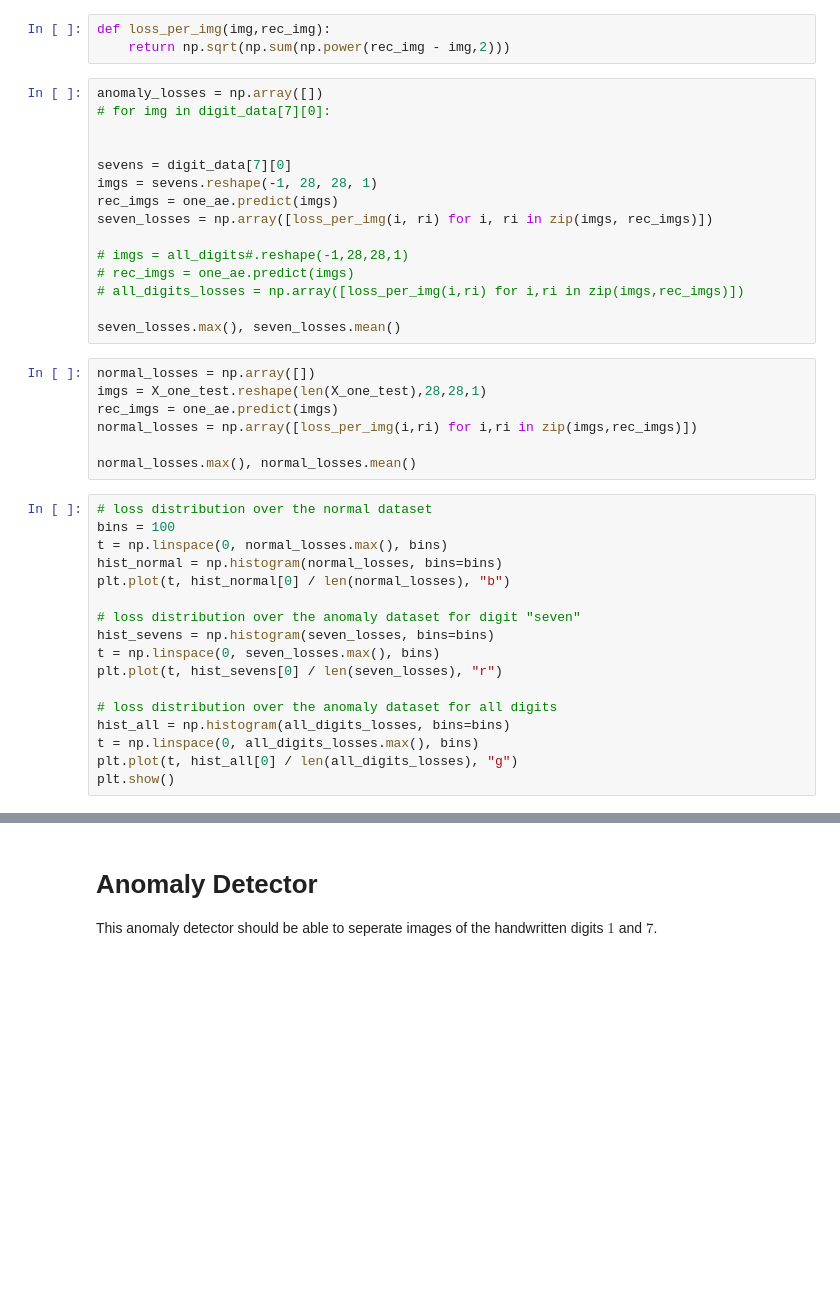
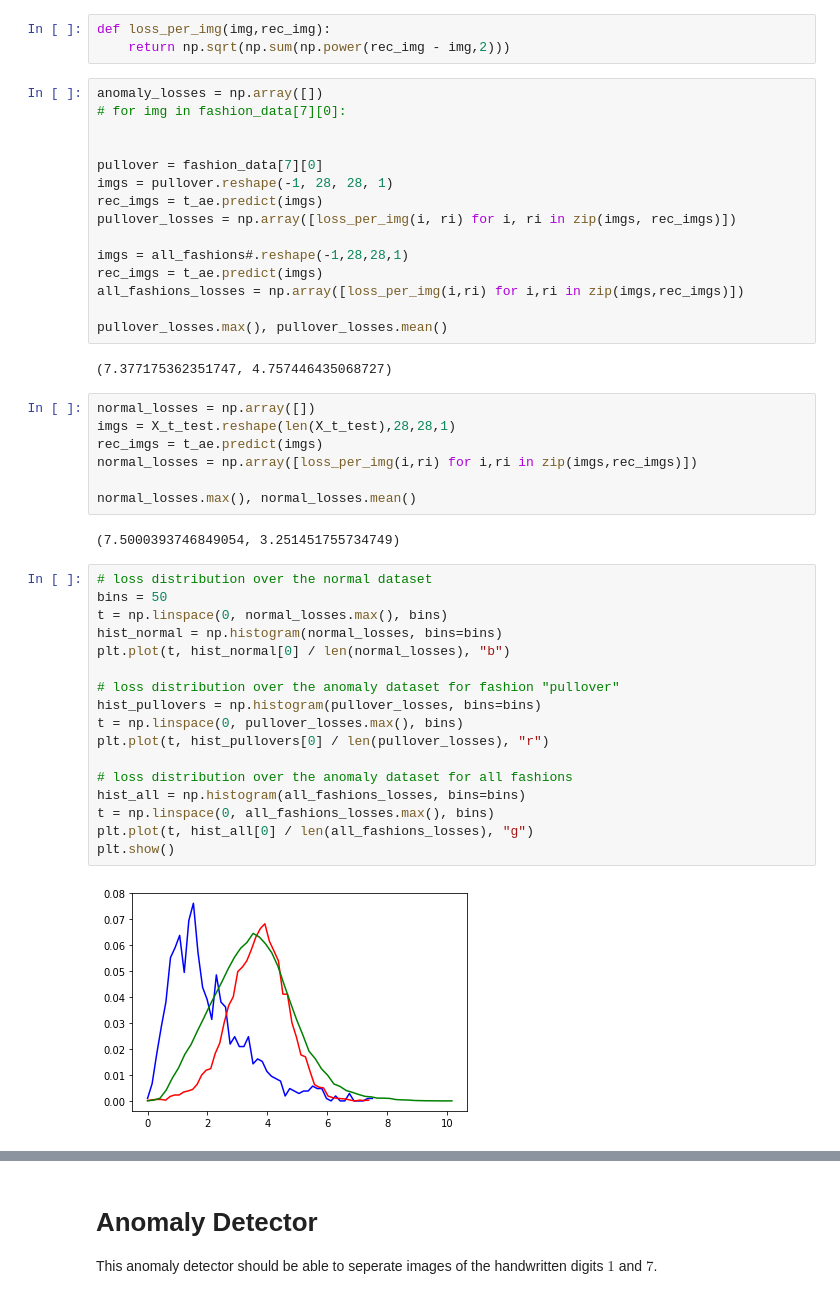
Before and after one commit to ChiShao/cnn-auto-encoder, a Jupyter notebook: conv-autoencoder-fashion.ipynb, the cells around one changed output, grey strips where cells are left out. Drawn from its saved outputs; the diff is of its cells as text; blank space fills up the shorter version.

```diff
--- a/conv-autoencoder-fashion.ipynb
+++ b/conv-autoencoder-fashion.ipynb
@@ -414,42 +450,48 @@ def loss_per_img(img,rec_img):
     return np.sqrt(np.sum(np.power(rec_img - img,2)))
 # %%
 anomaly_losses = np.array([])
-# for img in digit_data[7][0]:
+# for img in fashion_data[7][0]:
 
 
-sevens = digit_data[7][0]
-imgs = sevens.reshape(-1, 28, 28, 1)
-rec_imgs = one_ae.predict(imgs)
-seven_losses = np.array([loss_per_img(i, ri) for i, ri in zip(imgs, rec_imgs)])
+pullover = fashion_data[7][0]
+imgs = pullover.reshape(-1, 28, 28, 1)
+rec_imgs = t_ae.predict(imgs)
+pullover_losses = np.array([loss_per_img(i, ri) for i, ri in zip(imgs, rec_imgs)])
 
-# imgs = all_digits#.reshape(-1,28,28,1)
-# rec_imgs = one_ae.predict(imgs)
-# all_digits_losses = np.array([loss_per_img(i,ri) for i,ri in zip(imgs,rec_imgs)])
+imgs = all_fashions#.reshape(-1,28,28,1)
+rec_imgs = t_ae.predict(imgs)
+all_fashions_losses = np.array([loss_per_img(i,ri) for i,ri in zip(imgs,rec_imgs)])
 
-seven_losses.max(), seven_losses.mean()
+pullover_losses.max(), pullover_losses.mean()
+# %% [output]
+(7.377175362351747, 4.757446435068727)
 # %%
 normal_losses = np.array([])
-imgs = X_one_test.reshape(len(X_one_test),28,28,1)
-rec_imgs = one_ae.predict(imgs)
+imgs = X_t_test.reshape(len(X_t_test),28,28,1)
+rec_imgs = t_ae.predict(imgs)
 normal_losses = np.array([loss_per_img(i,ri) for i,ri in zip(imgs,rec_imgs)])
 
 normal_losses.max(), normal_losses.mean()
+# %% [output]
+(7.5000393746849054, 3.251451755734749)
 # %%
 # loss distribution over the normal dataset
-bins = 100
+bins = 50
 t = np.linspace(0, normal_losses.max(), bins)
 hist_normal = np.histogram(normal_losses, bins=bins)
 plt.plot(t, hist_normal[0] / len(normal_losses), "b")
 
-# loss distribution over the anomaly dataset for digit "seven"
-hist_sevens = np.histogram(seven_losses, bins=bins)
-t = np.linspace(0, seven_losses.max(), bins)
-plt.plot(t, hist_sevens[0] / len(seven_losses), "r")
+# loss distribution over the anomaly dataset for fashion "pullover"
+hist_pullovers = np.histogram(pullover_losses, bins=bins)
+t = np.linspace(0, pullover_losses.max(), bins)
+plt.plot(t, hist_pullovers[0] / len(pullover_losses), "r")
 
-# loss distribution over the anomaly dataset for all digits
-hist_all = np.histogram(all_digits_losses, bins=bins)
-t = np.linspace(0, all_digits_losses.max(), bins)
-plt.plot(t, hist_all[0] / len(all_digits_losses), "g")
+# loss distribution over the anomaly dataset for all fashions
+hist_all = np.histogram(all_fashions_losses, bins=bins)
+t = np.linspace(0, all_fashions_losses.max(), bins)
+plt.plot(t, hist_all[0] / len(all_fashions_losses), "g")
 plt.show()
+# %% [output]
+[figure, added]
 # %%
 # loss distribution over the anomaly dataset
```
Also changed, not shown: parts of 21 cells of this notebook, 1 other file.
